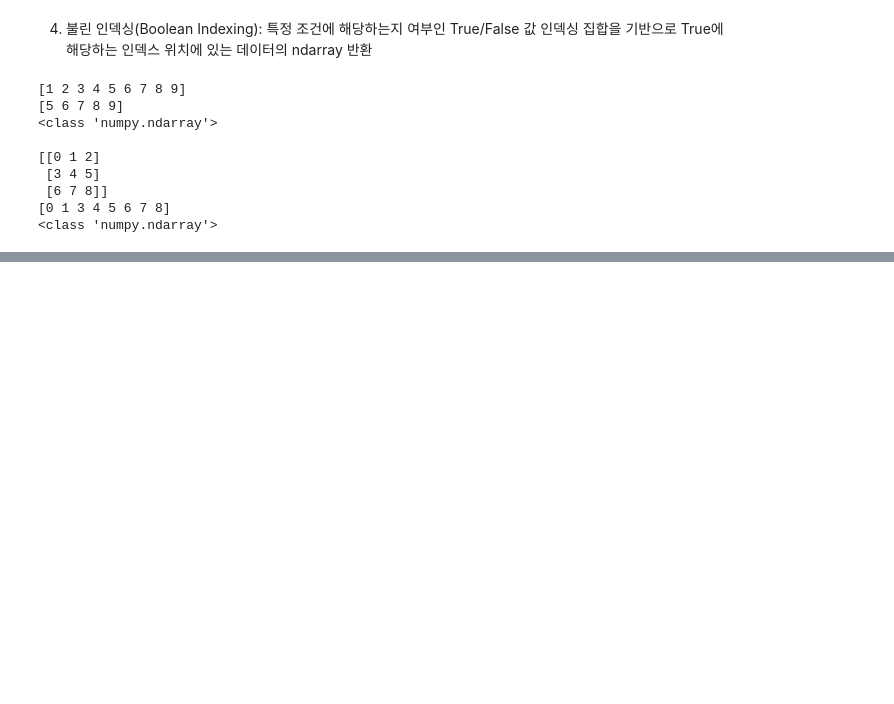
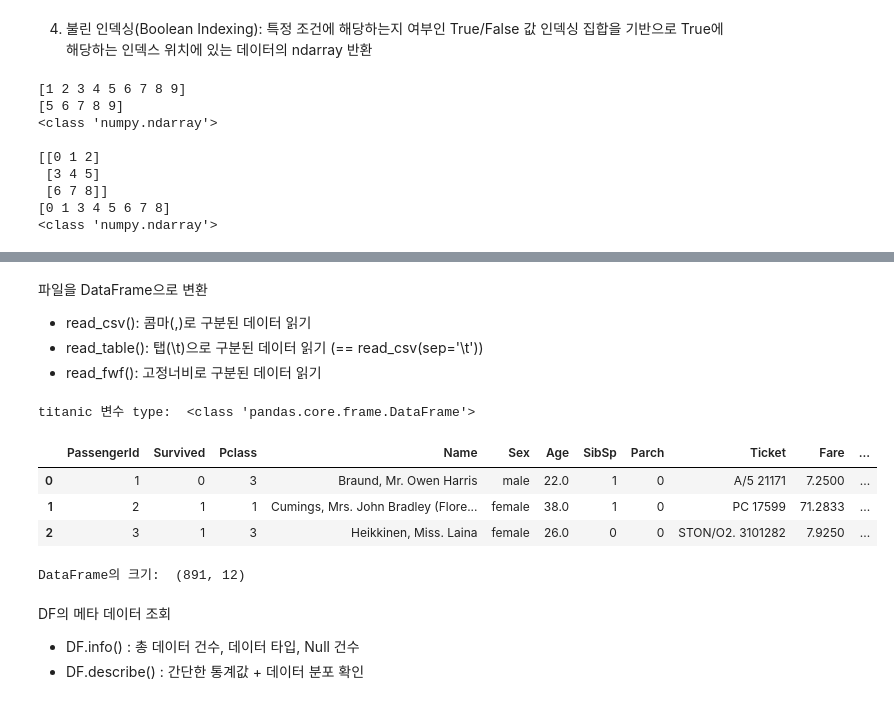
Before and after one commit to jerry-ryu/ML_beginning, a Jupyter notebook: 1.Machine _Learning_ Overview.ipynb, the cells around one changed output, grey strips where cells are left out. Drawn from its saved outputs; the diff is of its cells as text; code cells hidden in the pictures; blank space fills up the shorter version.

```diff
--- a/1.Machine _Learning_ Overview.ipynb
+++ b/1.Machine _Learning_ Overview.ipynb
@@ -446,0 +636,26 @@ print(type(array2[[1,2],2]))
+# %% [markdown]
+파일을 DataFrame으로 변환
+ - read_csv(): 콤마(,)로 구분된 데이터 읽기
+ - read_table(): 탭(\t)으로 구분된 데이터 읽기 (== read_csv(sep='\t'))
+ - read_fwf(): 고정너비로 구분된 데이터 읽기
+# %%
+# 타이타닉의 데이터는 csv형태이므로 read_csv()사용
+titanic_df = pd.read_csv('/content/drive/MyDrive/colab_ML/data/titanic/train.csv')
+print('titanic 변수 type: ', type(titanic_df))
+titanic_df.head(3) # 데이터의 위 세줄 표시, default = 5
+# 데이터의 첫 칼럼 문자열이 DataFrame의 칼럼으로 설정
+# 모든 DataFrame 내의 데이터는 생성되는 순간 고유의 Index값을 갖는다
+# %% [output]
+titanic 변수 type:  <class 'pandas.core.frame.DataFrame'>
+|  | PassengerId | Survived | Pclass | Name | Sex | Age | SibSp | Parch | Ticket | Fare | ... |
+| 0 | 1 | 0 | 3 | Braund, Mr. Owen Harris | male | 22.0 | 1 | 0 | A/5 21171 | 7.2500 | ... |
+| 1 | 2 | 1 | 1 | Cumings, Mrs. John Bradley (Flore... | female | 38.0 | 1 | 0 | PC 17599 | 71.2833 | ... |
+| 2 | 3 | 1 | 3 | Heikkinen, Miss. Laina | female | 26.0 | 0 | 0 | STON/O2. 3101282 | 7.9250 | ... |
+# %%
+print('DataFrame의 크기: ',titanic_df.shape) # 12개의 특성을 가진 891개의 데이터
+# %% [output]
+DataFrame의 크기:  (891, 12)
+# %% [markdown]
+DF의 메타 데이터 조회
+ - DF.info() : 총 데이터 건수, 데이터 타입, Null 건수
+ - DF.describe() : 간단한 통계값 + 데이터 분포 확인
```
Also changed, not shown: parts of 26 cells of this notebook.
